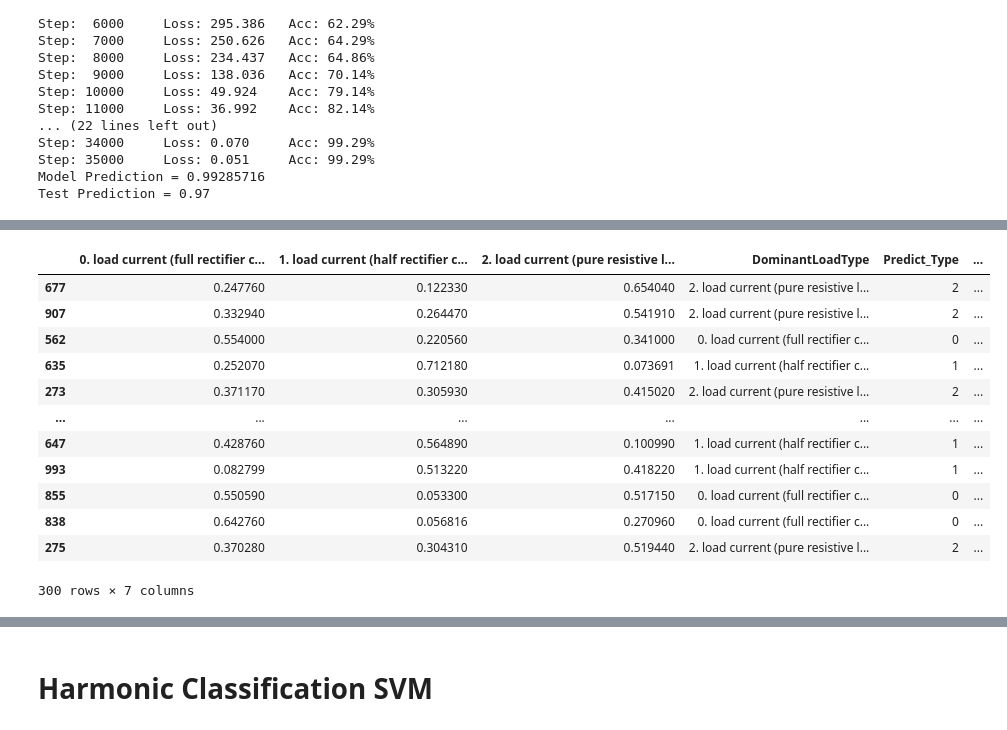
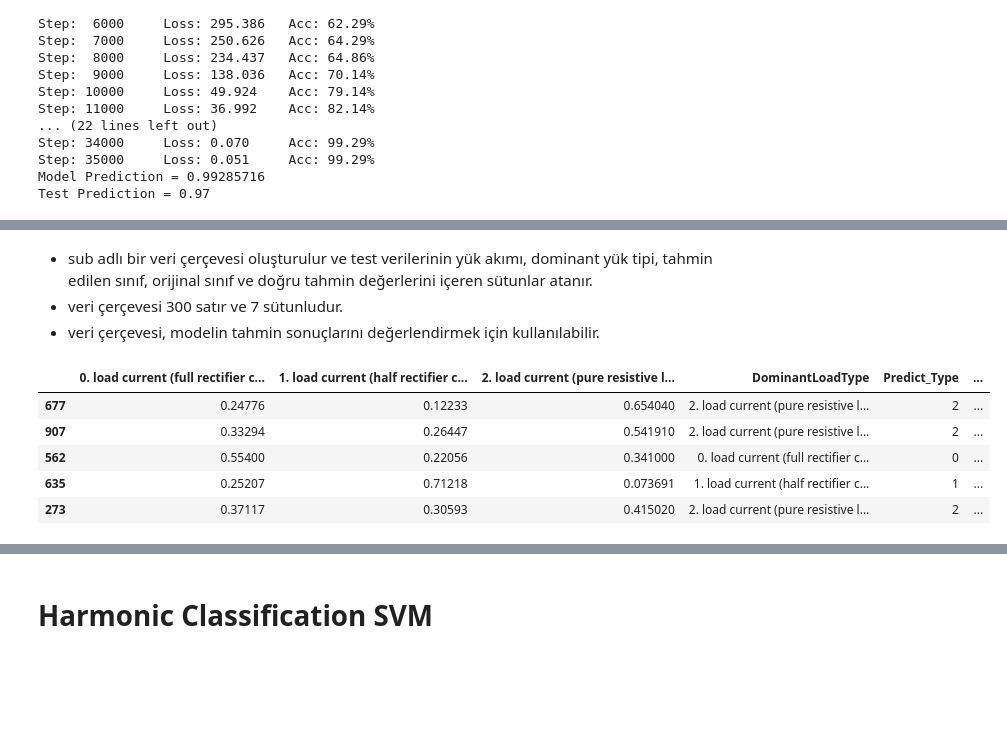
Before and after one commit to dagaca/Classification-of-Harmonic-Generating-Power-System-Elements-with-Artificial-Intelligence-Methods, a Jupyter notebook: Harmonic_Classification_(ANN_&_SVM).ipynb, the cells around one changed output, grey strips where cells are left out. Saved outputs shown, nothing was run; the diff lists cells and outputs as text; code cells hidden in the pictures; blank space fills up the shorter version.

```diff
--- a/Harmonic_Classification_(ANN_&_SVM).ipynb
+++ b/Harmonic_Classification_(ANN_&_SVM).ipynb
@@ -237,29 +247,26 @@ Veri çerçevesini gösteriyoruz. Verileri işlemek için pandas kütüphanesini
+# %% [markdown]
+- sub adlı bir veri çerçevesi oluşturulur ve test verilerinin yük akımı, dominant yük tipi, tahmin edilen sınıf, orijinal sınıf ve doğru tahmin değerlerini içeren sütunlar atanır.
+- veri çerçevesi 300 satır ve 7 sütunludur.
+- veri çerçevesi, modelin tahmin sonuçlarını değerlendirmek için kullanılabilir.
 # %%
 # Create a dataframe called sub and assign the test_name_load1, test_name_load2, test_name_load3,
 # test_name, test_predict, test_y, and test_correct columns to it
 sub = pd.DataFrame()
 sub['0. load current (full rectifier current)'] = test_name_load1
 sub['1. load current (half rectifier current)'] = test_name_load2
 sub['2. load current (pure resistive load current)'] = test_name_load3
 
 sub['DominantLoadType'] = test_name
 sub['Predict_Type'] = test_predict
 sub['Origin_Type'] = test_y
 sub['Correct'] = test_correct
 
-# Display the sub dataframe
-sub
+# Display the first five rows of the sub dataframe
+sub.head()
 # %% [output]
 |  | 0. load current (full rectifier c... | 1. load current (half rectifier c... | 2. load current (pure resistive l... | DominantLoadType | Predict_Type | ... |
-| 677 | 0.247760 | 0.122330 | 0.654040 | 2. load current (pure resistive l... | 2 | ... |
-| 907 | 0.332940 | 0.264470 | 0.541910 | 2. load current (pure resistive l... | 2 | ... |
-| 562 | 0.554000 | 0.220560 | 0.341000 | 0. load current (full rectifier c... | 0 | ... |
-| 635 | 0.252070 | 0.712180 | 0.073691 | 1. load current (half rectifier c... | 1 | ... |
-| 273 | 0.371170 | 0.305930 | 0.415020 | 2. load current (pure resistive l... | 2 | ... |
-| ... | ... | ... | ... | ... | ... | ... |
-| 647 | 0.428760 | 0.564890 | 0.100990 | 1. load current (half rectifier c... | 1 | ... |
-| 993 | 0.082799 | 0.513220 | 0.418220 | 1. load current (half rectifier c... | 1 | ... |
-| 855 | 0.550590 | 0.053300 | 0.517150 | 0. load current (full rectifier c... | 0 | ... |
-| 838 | 0.642760 | 0.056816 | 0.270960 | 0. load current (full rectifier c... | 0 | ... |
-| 275 | 0.370280 | 0.304310 | 0.519440 | 2. load current (pure resistive l... | 2 | ... |
+| 677 | 0.24776 | 0.12233 | 0.654040 | 2. load current (pure resistive l... | 2 | ... |
+| 907 | 0.33294 | 0.26447 | 0.541910 | 2. load current (pure resistive l... | 2 | ... |
+| 562 | 0.55400 | 0.22056 | 0.341000 | 0. load current (full rectifier c... | 0 | ... |
+| 635 | 0.25207 | 0.71218 | 0.073691 | 1. load current (half rectifier c... | 1 | ... |
+| 273 | 0.37117 | 0.30593 | 0.415020 | 2. load current (pure resistive l... | 2 | ... |
-300 rows × 7 columns
```
Also changed, not shown: parts of 54 cells of this notebook.
